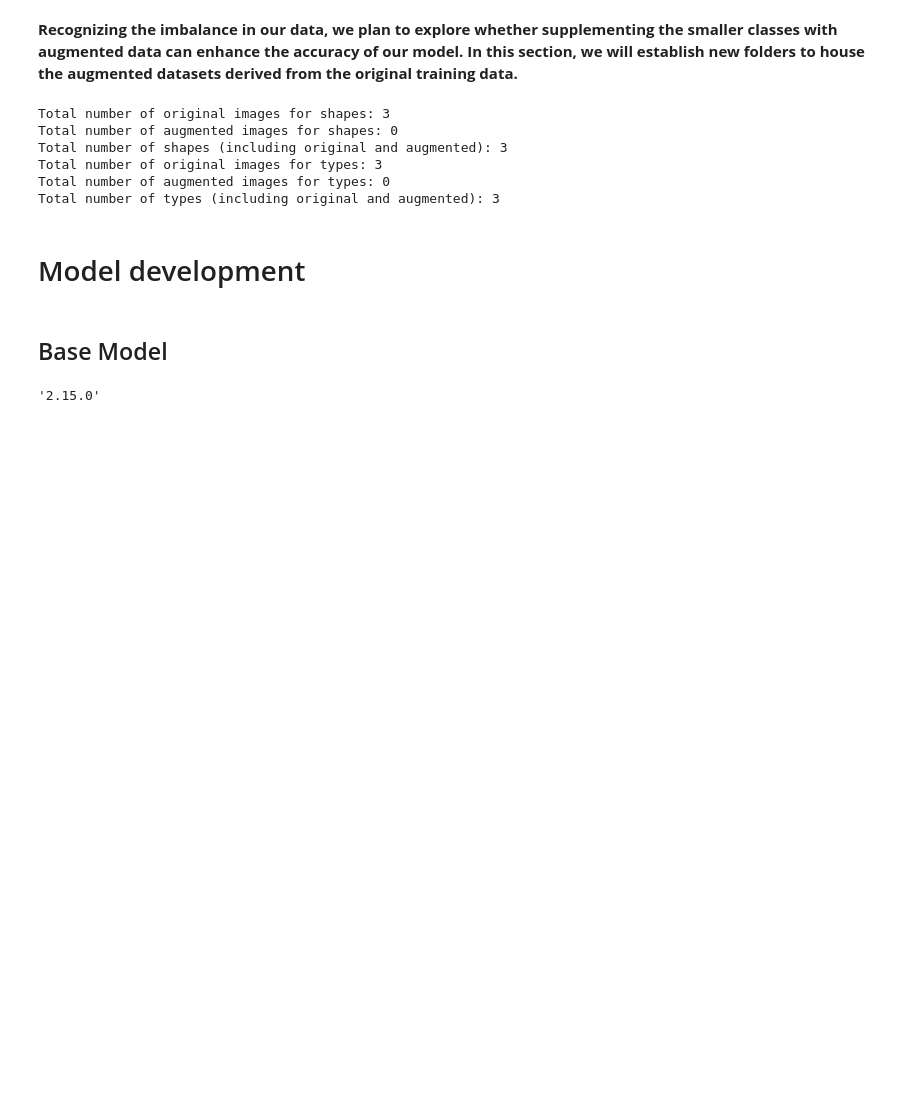
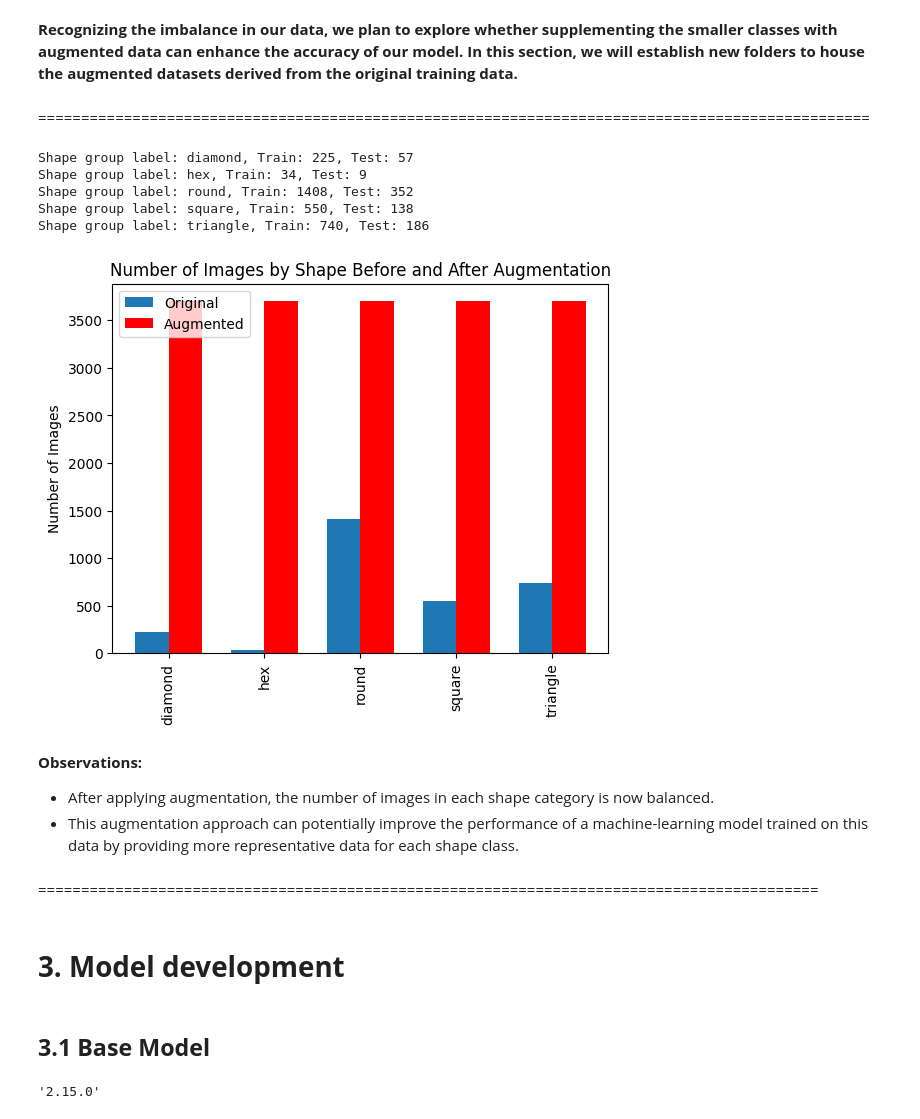
Before and after one commit to afrahhassan/afrahhassan, a Jupyter notebook: assignment2.ipynb, the cells around one changed output. Cells and saved outputs as stored; diff of their text form; code cells hidden in the pictures; blank space fills up the shorter version.

```diff
--- a/assignment2.ipynb
+++ b/assignment2.ipynb
@@ -419,15 +592,11 @@ total_type_images = total_original_type_images + total_augmented_type_images
-# %%
-print("Total number of original images for shapes:", total_original_shape_images)
-print("Total number of augmented images for shapes:", total_augmented_shape_images)
-print("Total number of shapes (including original and augmented):", total_shape_images)
-
-print("Total number of original images for types:", total_original_type_images)
-print("Total number of augmented images for types:", total_augmented_type_images)
-print("Total number of types (including original and augmented):", total_type_images)
-# %% [output]
-Total number of original images for shapes: 3
-Total number of augmented images for shapes: 0
-Total number of shapes (including original and augmented): 3
-Total number of original images for types: 3
-Total number of augmented images for types: 0
-Total number of types (including original and augmented): 3
+# %% [markdown]
+=================================================================================================
+# %%
+# Determine the maximum count in any single category
+max_count = max([len(group) for label, group in shape_groups])
+
+# Calculate augmentation needs for each category
+augment_needs = {}
+for label, group in shape_groups:
+    current_count = len(group)
+    augment_needs[label] = max(0, max_count - current_count)  # Only augment if needed
@@ -434,7 +639,51 @@ Total number of types (including original and augmented): 3
+# %%
+# Initialize shape_counts for both 'original' and 'augmented'
+shape_counts = {label: {'original': 0, 'augmented': 0} for label in shape_groups.groups.keys()}
+# Split each shape group into training and testing sets and update counts
+for label, group in shape_groups:
+    X_train, X_test, y_train, y_test = train_test_split(
+        group['image_path'], group['encoded_shape_label'], test_size=0.2, stratify=group['shape_label'])
+    shape_counts[label]['original'] += len(X_train)  # Update original count with the number of training images
+    print(f"Shape group label: {label}, Train: {len(X_train)}, Test: {len(X_test)}")
+# Assuming you track augmented images correctly
+for label, group in shape_groups:
+    # Simulate augmenting images
+    num_augments = 5 * len(X_train)  # Assuming you augment each image 5 times
+    shape_counts[label]['augmented'] += num_augments  # Update augmented count
+# Plotting the distribution of images for shapes
+labels, original_counts, augmented_counts = zip(*[
+    (label, counts['original'], counts['augmented']) for label, counts in shape_counts.items()
+])
+
+indexes = np.arange(len(labels))
+width = 0.35
+
+plt.bar(indexes, original_counts, width, label='Original')
+plt.bar(indexes + width, augmented_counts, width, label='Augmented', color='red')
+
+plt.ylabel('Number of Images')
+plt.title('Number of Images by Shape Before and After Augmentation')
+plt.xticks(indexes + width / 2, labels, rotation='vertical')
+plt.legend()
+plt.show()
+# %% [output]
+Shape group label: diamond, Train: 225, Test: 57
+Shape group label: hex, Train: 34, Test: 9
+Shape group label: round, Train: 1408, Test: 352
+Shape group label: square, Train: 550, Test: 138
+Shape group label: triangle, Train: 740, Test: 186
+[figure, added]
+# %% [markdown]
+**Observations:**
+
+- After applying augmentation, the number of images in each shape category is now balanced.
+- This augmentation approach can potentially improve the performance of a machine-learning model trained on this data by providing more representative data for each shape class.
+# %% [markdown]
+===========================================================================================
 # %% [markdown]
-# Model development
+# **3. Model development**
 # %% [markdown]
-## Base Model
+## **3.1 Base Model**
 # %%
 import matplotlib.pyplot as plt
 def plot_learning_curve(train_loss, val_loss, train_metric, val_metric, metric_name='Accuracy'):
```
Also changed, not shown: parts of 51 cells of this notebook.
